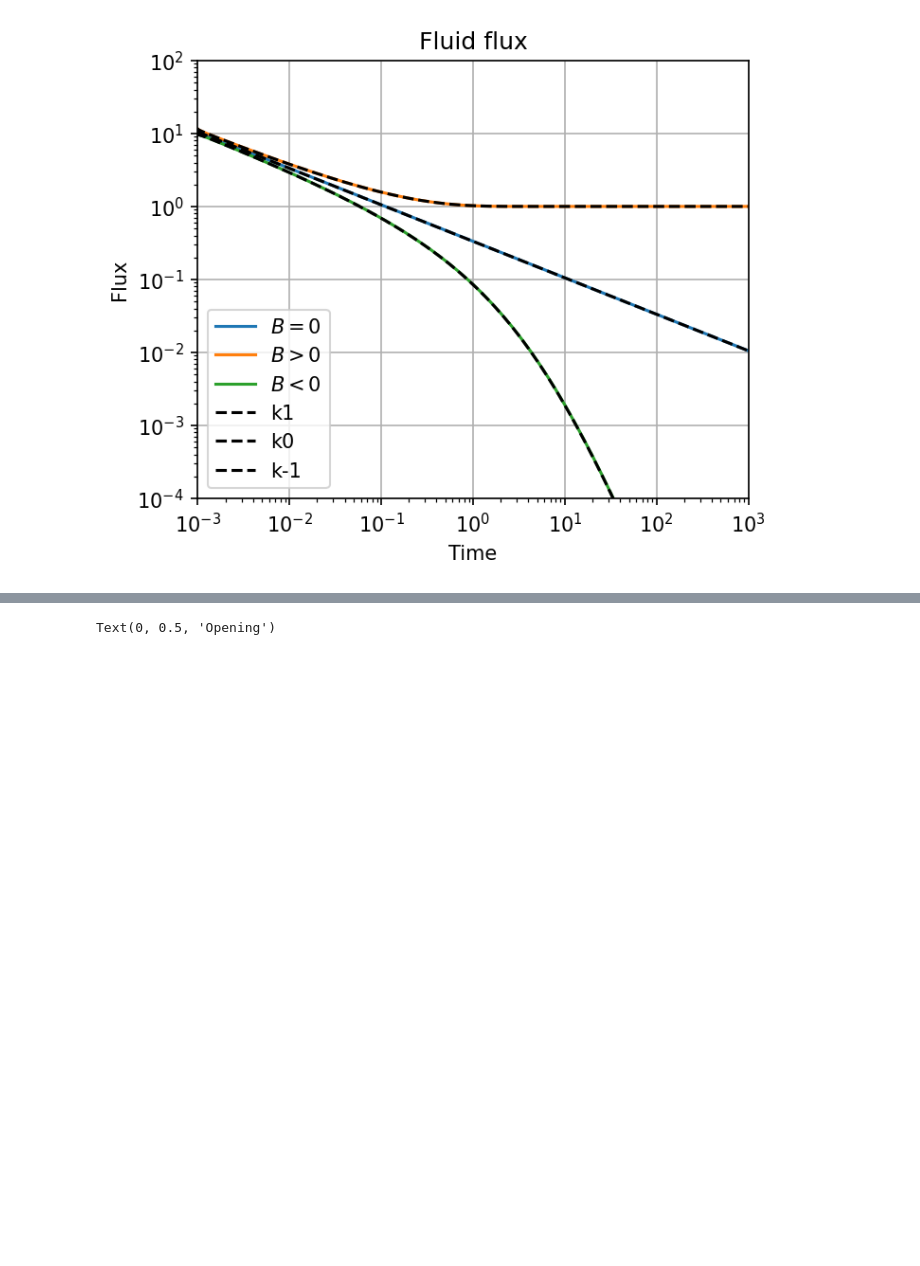
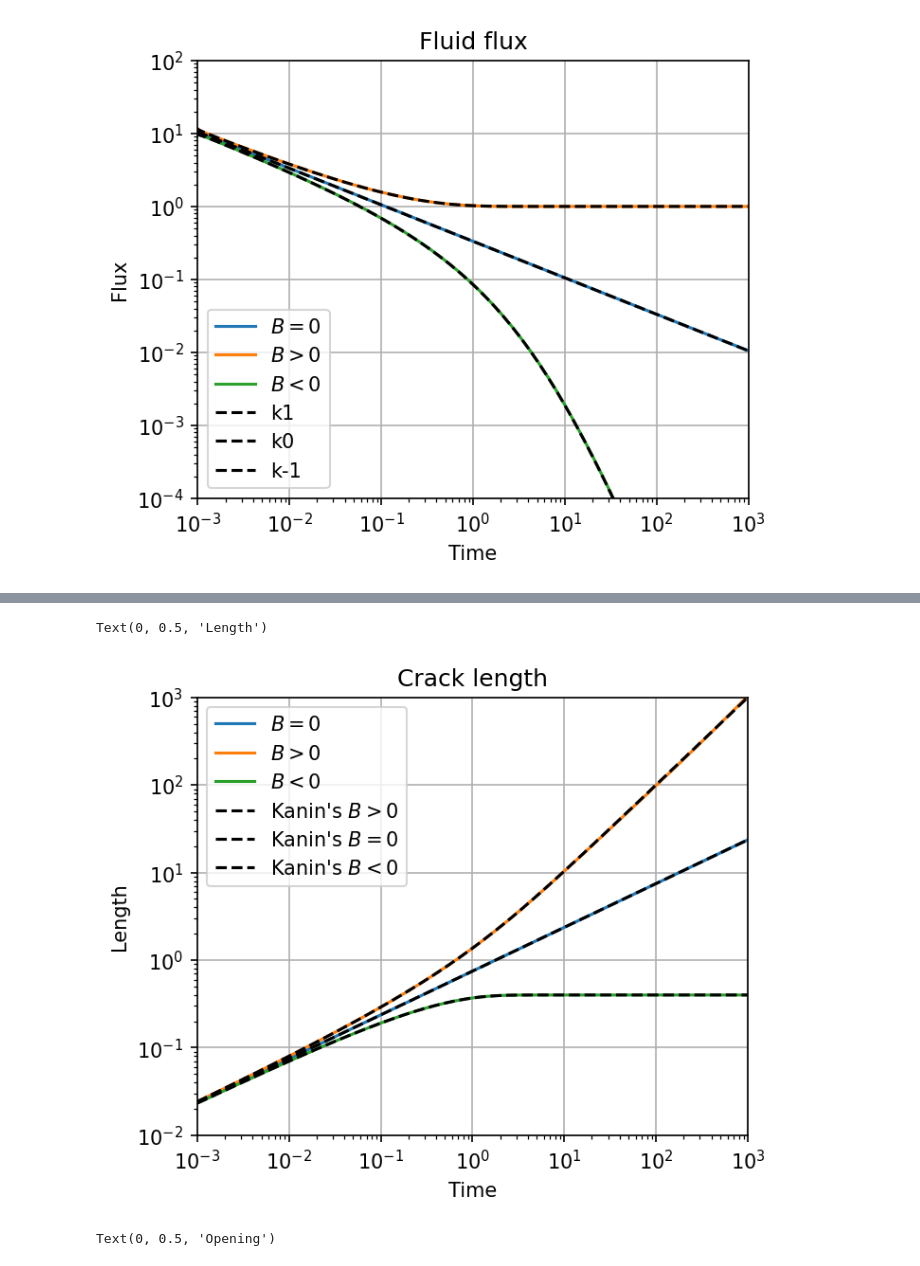
Before and after one commit to dashadem/CO2lovers, a Jupyter notebook: nonlinear.ipynb, the cells around one changed output, grey strips where cells are left out. Cells and saved outputs as stored; diff of their text form; code cells hidden in the pictures; blank space fills up the shorter version.

```diff
--- a/nonlinear.ipynb
+++ b/nonlinear.ipynb
@@ -865,12 +876,16 @@ Text(0, 0.5, 'Flux')
 #### Compare to Kanin's solution
 # %%
 # 0 - time, 1 - length, 2 - max opening, 8 - flux
-k1 = np.load('kanin1.npy')
-k1_profiles = np.load('kanin_profiles1.npy')
-k0 = np.load('kanin0.npy')
-k0_profiles = np.load('kanin_profiles0.npy')
-k_1 = np.load('kanin-1.npy')
-k_1_profiles = np.load('kanin_profiles-1.npy')
+# k1 = np.load('kanin1.npy')
+# k1_profiles = np.load('kanin_profiles1.npy')
+# k0 = np.load('kanin0.npy')
+# k0_profiles = np.load('kanin_profiles0.npy')
+# k_1 = np.load('kanin-1.npy')
+# k_1_profiles = np.load('kanin_profiles-1.npy')
+
+k0 = np.load('last_calc_1.npy')
+k1 = np.load('last_calc_2.npy')
+k_1 = np.load('last_calc_3.npy')
 
 
 num_spatial = 101
@@ -925,3 +940,27 @@ Text(0, 0.5, 'Length')
+# %%
+# T = 0.6
+
+plt.figure(figsize = (5,4), dpi = 150)
+plt.plot(sol0T['time'],sol0T['length'], label = '$B = 0$')
+plt.plot(sol1T['time'],sol1T['length'], label = '$B > 0$')
+plt.plot(sol1_T['time'],sol1_T['length'], label = '$B < 0$')
+
+plt.plot(k1[0],k1[1],"--", c = 'black', label = "Kanin's $B > 0$")
+plt.plot(k0[0],k0[1],"--", c = 'black', label = "Kanin's $B = 0$")
+plt.plot(k_1[0],k_1[1],"--", c = 'black', label = "Kanin's $B < 0$")
+
+plt.grid()
+plt.xscale('log')
+plt.yscale('log')
+plt.xlim([10**(-3), 10**3])
+plt.ylim([10**(-2), 10**3])
+plt.legend()
+plt.title('Crack length')
+plt.xlabel('Time')
+plt.ylabel('Length')
+# %% [output]
+Text(0, 0.5, 'Length')
+[figure, added]
 # %%
 plt.figure(figsize = (5,4), dpi = 150)
 plt.plot(sol1['x'],sol1['opening'][1000], label = '1000')
```
Also changed, not shown: parts of 11 cells of this notebook, 1 other file.
